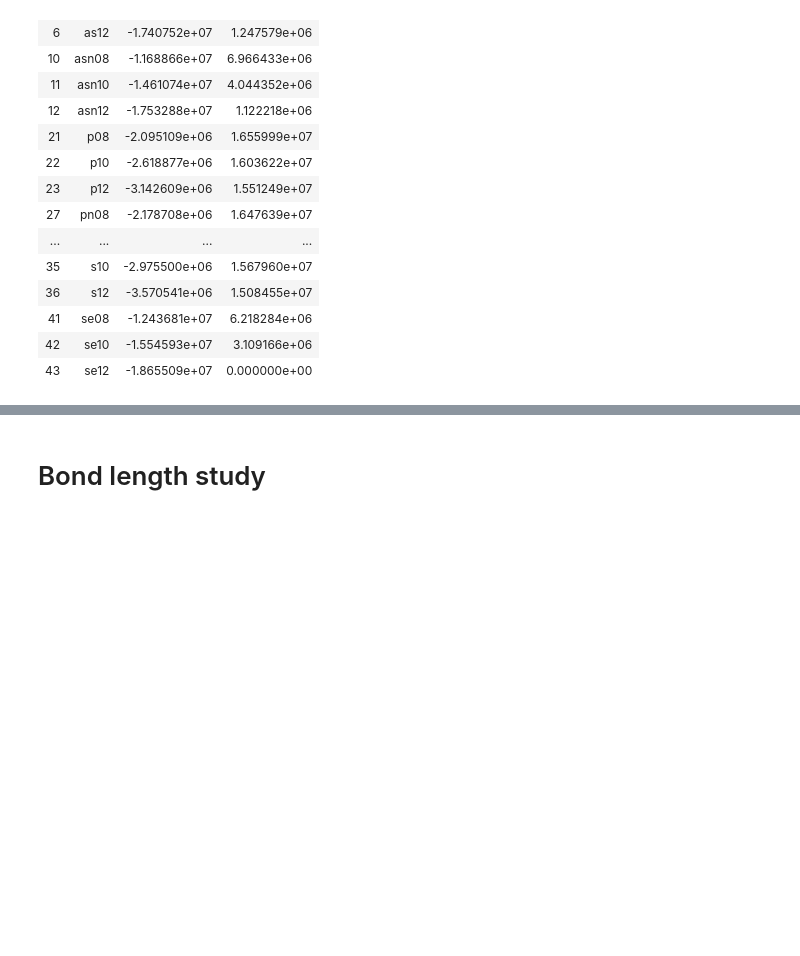
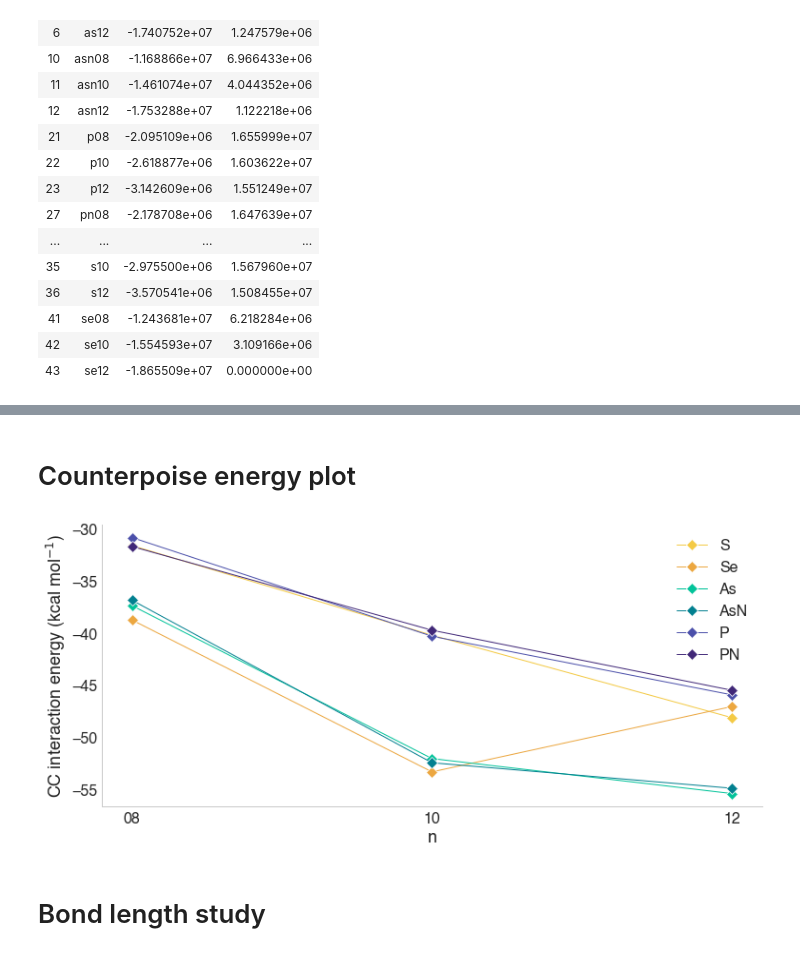
Before and after one commit to oscarigrexas/eomt-oscar, a Jupyter notebook: exploration/exploration.ipynb, the cells around one changed output, grey strips where cells are left out. Cells and saved outputs as stored; diff of their text form; code cells hidden in the pictures; blank space fills up the shorter version.

```diff
--- a/exploration/exploration.ipynb
+++ b/exploration/exploration.ipynb
@@ -129,3 +129,35 @@ pu.save_figure(f, 'sunflower-stability.pdf')
+# %% [markdown]
+# Counterpoise energy plot
+# %%
+energies = {
+    'S':[-31.61, -40.22, -48.14],
+    'Se':[-38.76, -53.35, -47.07],
+    'As':[-37.38, -52.07, -55.43],
+    'AsN':[-36.86, -52.47, -54.92],
+    'P':[-30.84, -40.32, -45.95],
+    'PN':[-31.70, -39.74, -45.51]
+}
+
+#for k, v in energies.items():
+#    for i, n in enumerate([8, 10, 12]):
+#        v[i] = v[i]/n
+
+x = [1, 2, 3]
+f, ax = pu.new_figure(height=5, type='body')
+
+for k, v in energies.items():
+    sns.lineplot(x=x, y=v, color=pu.sys_colors[k.lower()],
+                      label=k, marker='D', ax=ax)
+
+ax.set_xticks([1, 2, 3])
+ax.set_xticklabels(['08', '10', '12'])
+ax.set_xlabel('n')
+ax.set_ylabel(r'CC interaction energy (kcal mol$^{-1}$)')
+pu.tuftefy(ax)
+
+pu.save_figure(f, 'counterpoise-energies.pdf')
+# %% [output]
+[figure, added]
 # %% [markdown]
 # Bond length study
 # %%
```
Also changed, not shown: parts of 7 cells of this notebook, 16 other files.
